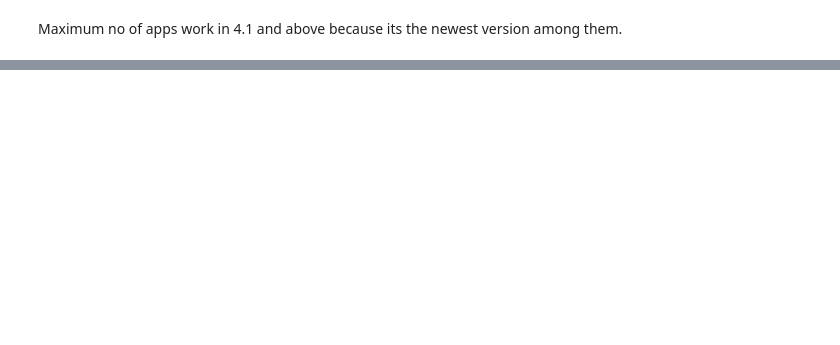
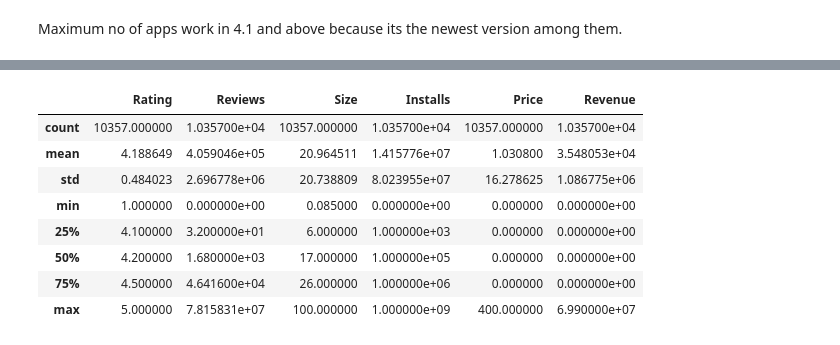
Before and after one commit to Kartikrahi/-Play-Store-App-Review-Analysis, a Jupyter notebook: My_Play_Store_App_Review_Analysis_Capstone_Project.ipynb, the cells around one changed output, grey strips where cells are left out. Drawn from its saved outputs; the diff is of its cells as text; code cells hidden in the pictures; blank space fills up the shorter version.

```diff
--- a/My_Play_Store_App_Review_Analysis_Capstone_Project.ipynb
+++ b/My_Play_Store_App_Review_Analysis_Capstone_Project.ipynb
@@ -353,0 +416,12 @@ Maximum no of apps work in 4.1 and above because its the newest version among th
+# %%
+df1.describe()
+# %% [output]
+|  | Rating | Reviews | Size | Installs | Price | Revenue |
+| count | 10357.000000 | 1.035700e+04 | 10357.000000 | 1.035700e+04 | 10357.000000 | 1.035700e+04 |
+| mean | 4.188649 | 4.059046e+05 | 20.964511 | 1.415776e+07 | 1.030800 | 3.548053e+04 |
+| std | 0.484023 | 2.696778e+06 | 20.738809 | 8.023955e+07 | 16.278625 | 1.086775e+06 |
+| min | 1.000000 | 0.000000e+00 | 0.085000 | 0.000000e+00 | 0.000000 | 0.000000e+00 |
+| 25% | 4.100000 | 3.200000e+01 | 6.000000 | 1.000000e+03 | 0.000000 | 0.000000e+00 |
+| 50% | 4.200000 | 1.680000e+03 | 17.000000 | 1.000000e+05 | 0.000000 | 0.000000e+00 |
+| 75% | 4.500000 | 4.641600e+04 | 26.000000 | 1.000000e+06 | 0.000000 | 0.000000e+00 |
+| max | 5.000000 | 7.815831e+07 | 100.000000 | 1.000000e+09 | 400.000000 | 6.990000e+07 |
```
Also changed, not shown: parts of 13 cells of this notebook.
